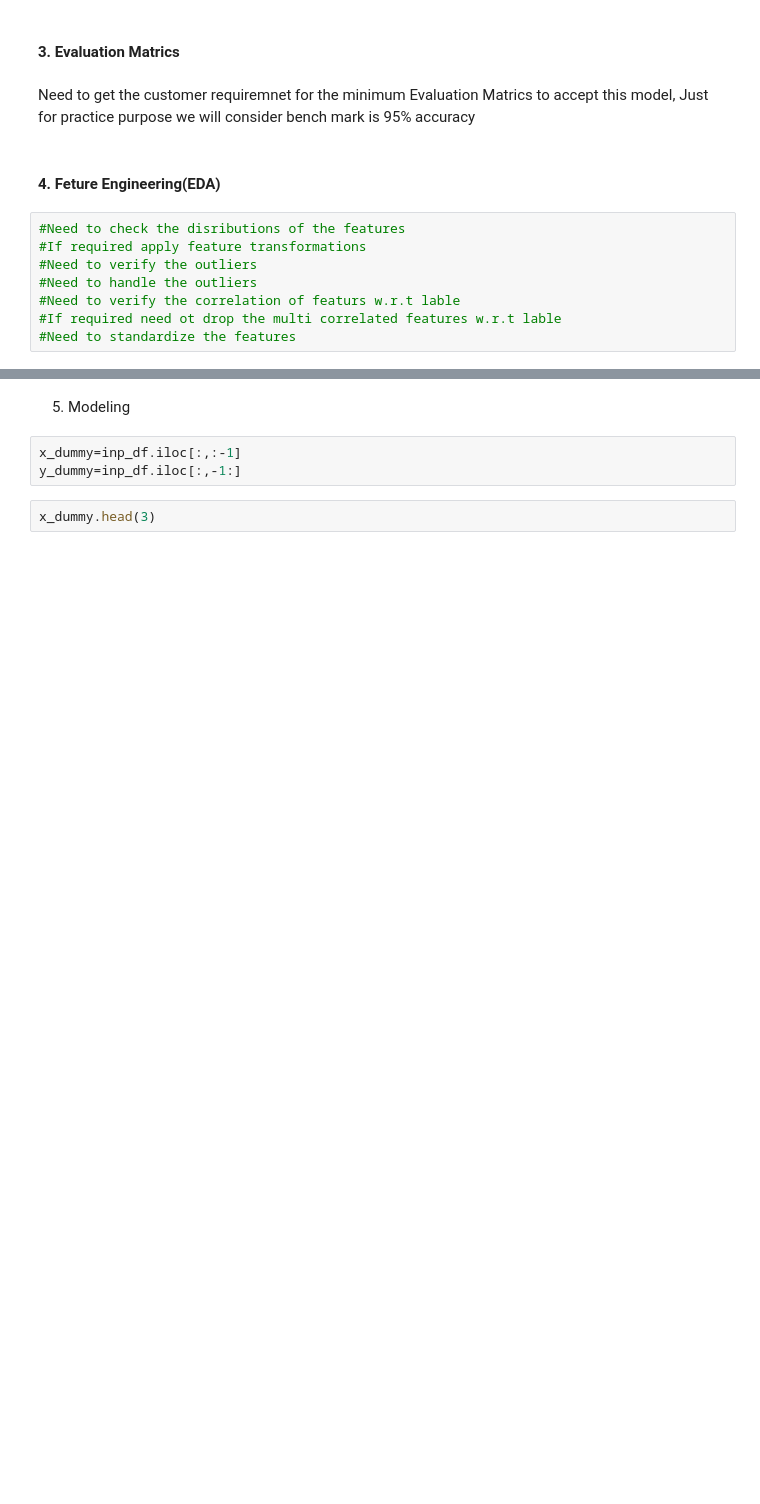
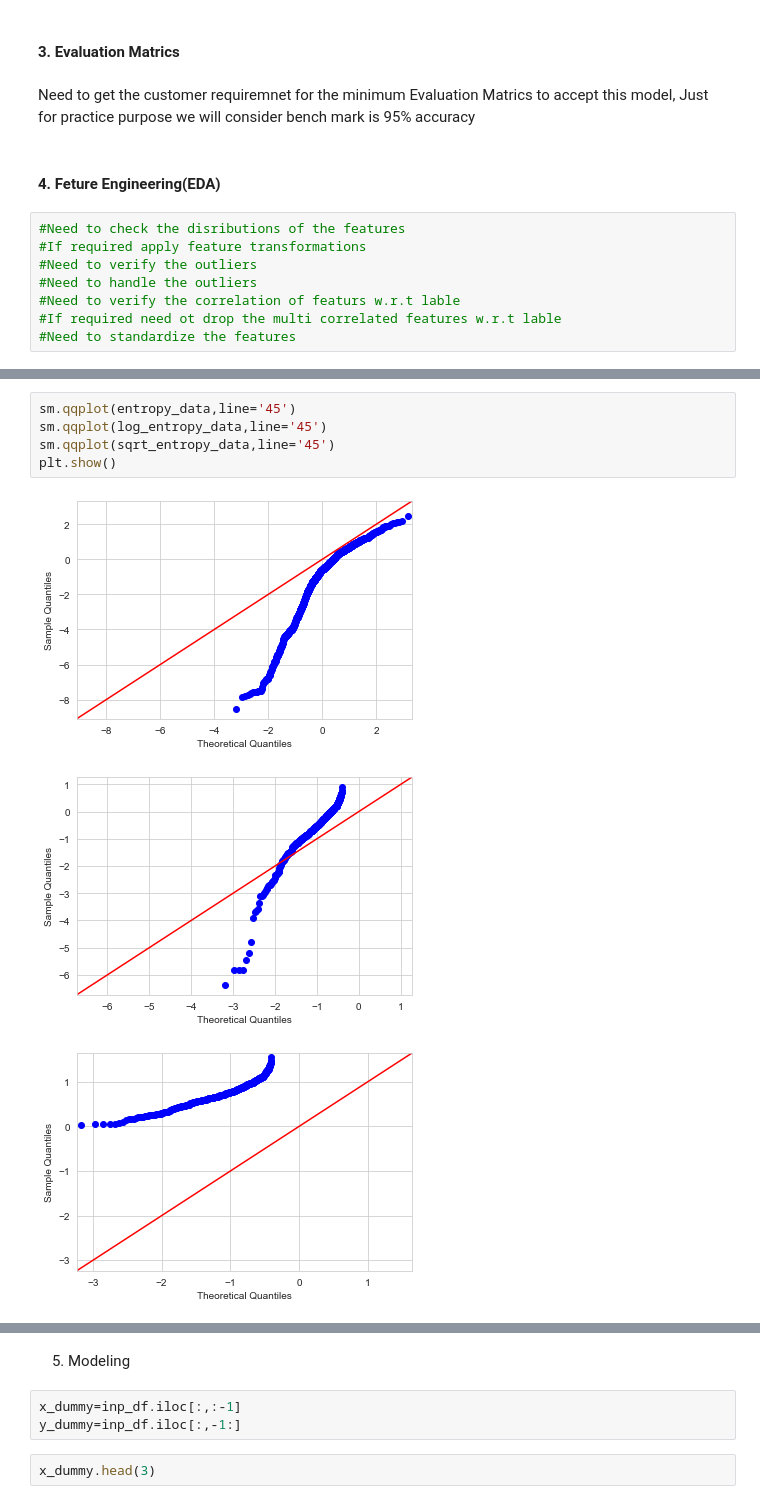
Before and after one commit to batchuraja484/ML_Models, a Jupyter notebook: Binary_Calssfication_Models/Bank_Note_Authentic_Model.ipynb, the cells around one changed output, grey strips where cells are left out. Cells and saved outputs as stored; diff of their text form; blank space fills up the shorter version.

```diff
--- a/Binary_Calssfication_Models/Bank_Note_Authentic_Model.ipynb
+++ b/Binary_Calssfication_Models/Bank_Note_Authentic_Model.ipynb
@@ -89,0 +140,9 @@ sns.boxplot(inp_df['Variance of Wavelet Transformed image'],inp_df['Class'])
+# %%
+sm.qqplot(entropy_data,line='45')
+sm.qqplot(log_entropy_data,line='45')
+sm.qqplot(sqrt_entropy_data,line='45')
+plt.show()
+# %% [output]
+[figure, added]
+[figure, added]
+[figure, added]
```
Also changed, not shown: parts of 71 cells of this notebook.
